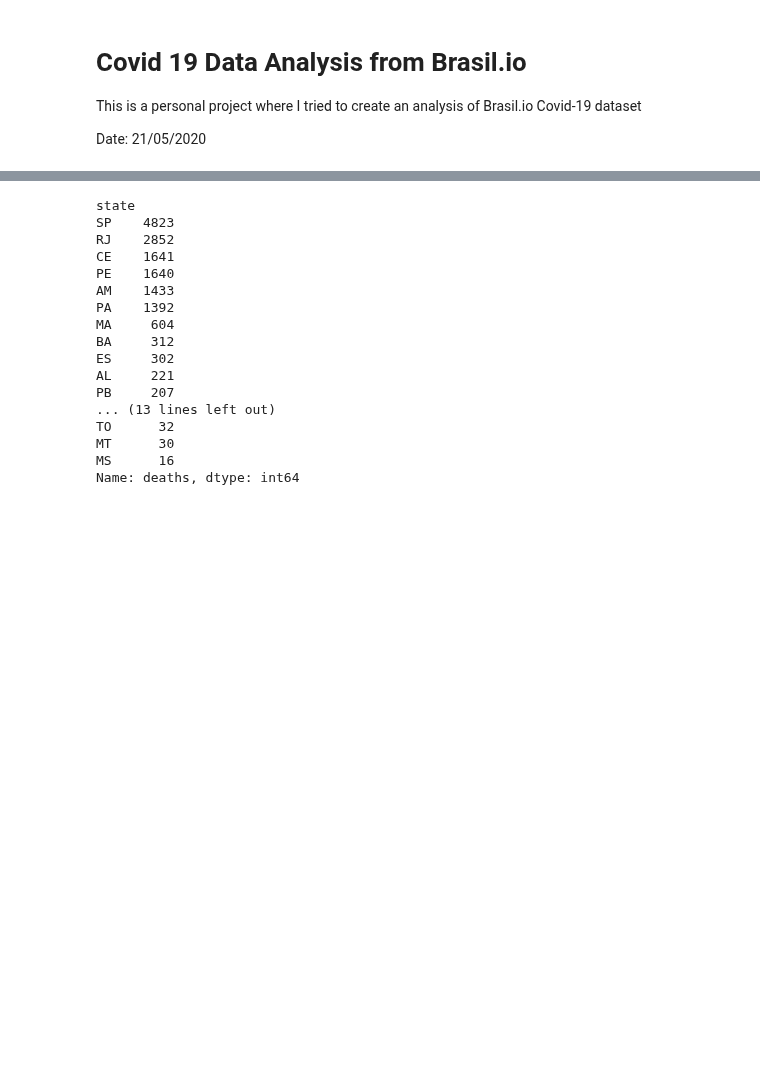
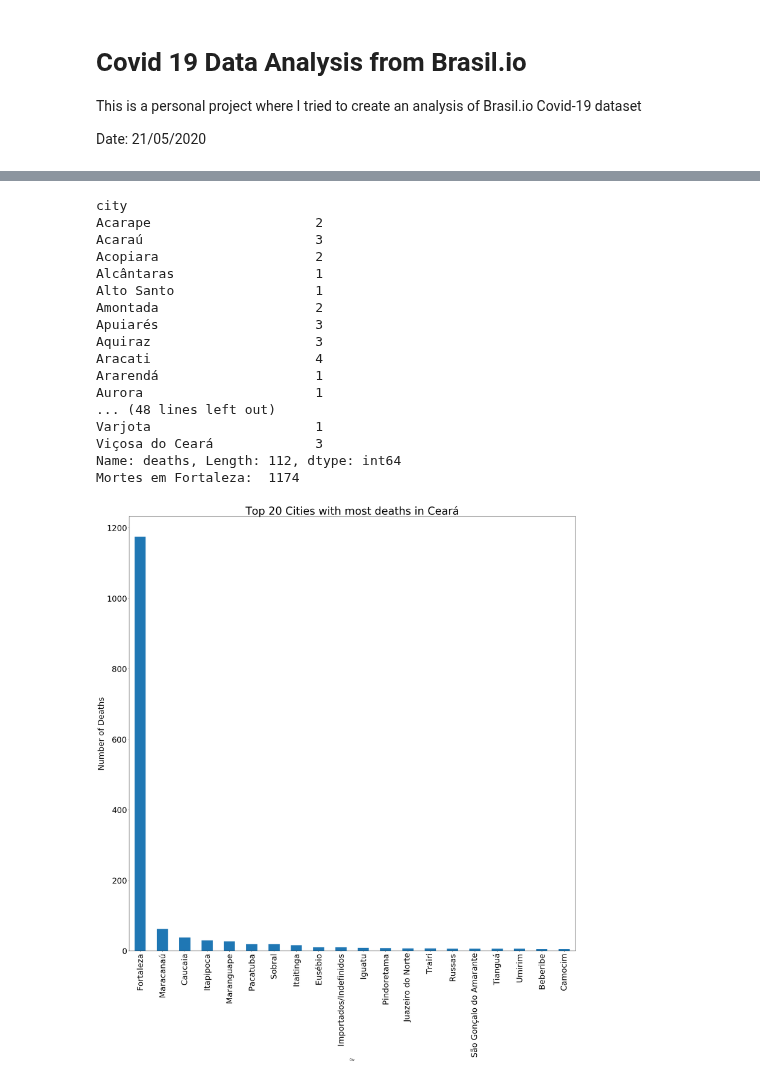
Before and after one commit to romulofff/covid19, a Jupyter notebook: covid19-analysis.ipynb, the cells around one changed output, grey strips where cells are left out. Cells and saved outputs as stored; diff of their text form; code cells hidden in the pictures; blank space fills up the shorter version.

Commit message:
Ceara

```diff
--- a/covid19-analysis.ipynb
+++ b/covid19-analysis.ipynb
@@ -68,22 +31 @@ Name: deaths, dtype: int64
 [figure]
-# %%
-per_state.sort_values(ascending=False)
-# per_state.sum()
-# %% [output]
-state
-SP    4823
-RJ    2852
-CE    1641
-PE    1640
-AM    1433
-PA    1392
-MA     604
-BA     312
-ES     302
-AL     221
-PB     207
-... (13 lines left out)
-TO      32
-MT      30
-MS      16
-Name: deaths, dtype: int64
@@ -91,0 +32,44 @@ state = data.loc()
+# %%
+data = data.sort_values('state').reset_index(drop=True)
+
+ceara = data.loc[data['state'] == 'CE'] # Pick only ceara
+ceara.sort_values('deaths').reset_index(drop=True) # Sorting it byt number of deaths
+
+ceara = ceara[~(ceara[['deaths']] == 0).any(axis=1)] # Remove cities with 0 deaths
+
+deaths_ceara = ceara.groupby('city')['deaths'].max()
+print(deaths_ceara)
+print("Mortes em Fortaleza: ", deaths_ceara['Fortaleza'])
+
+largest = deaths_ceara.nlargest(20)
+largest
+
+# deaths_ceara.plot('bar')
+largest.plot('bar')
+plt.xticks(size=30)
+plt.yticks(size=30)
+plt.title("Top 20 Cities with most deaths in Ceará", size=40)
+plt.xlabel("City", size=10)
+plt.ylabel("Number of Deaths", size=30)
+
+plt.savefig("deaths-ceara.png", dpi=100)
+plt.show()
+# %% [output]
+city
+Acarape                     2
+Acaraú                      3
+Acopiara                    2
+Alcântaras                  1
+Alto Santo                  1
+Amontada                    2
+Apuiarés                    3
+Aquiraz                     3
+Aracati                     4
+Ararendá                    1
+Aurora                      1
+... (48 lines left out)
+Varjota                     1
+Viçosa do Ceará             3
+Name: deaths, Length: 112, dtype: int64
+Mortes em Fortaleza:  1174
+[figure, added]
```
Also changed, not shown: parts of 4 cells of this notebook, 2 other files.
